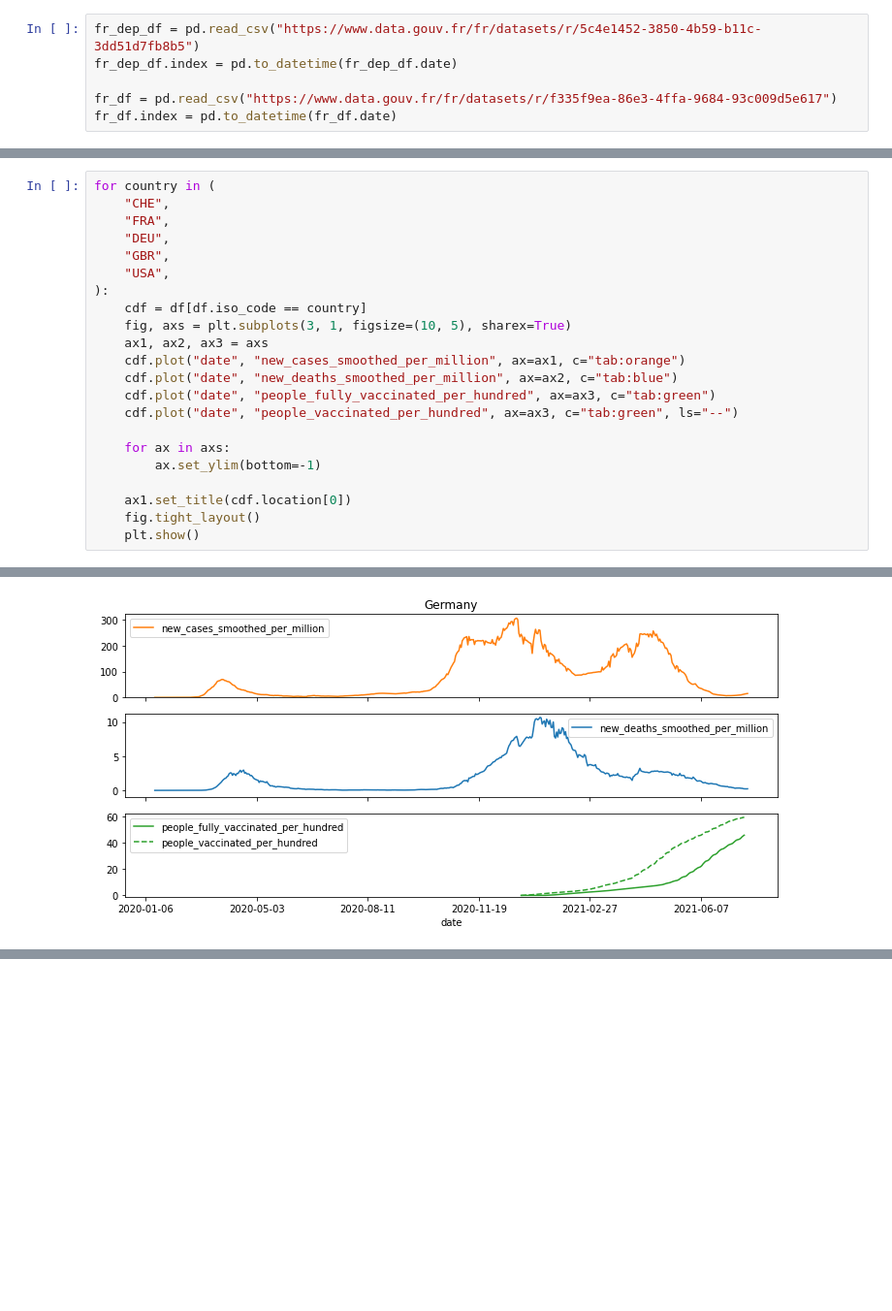
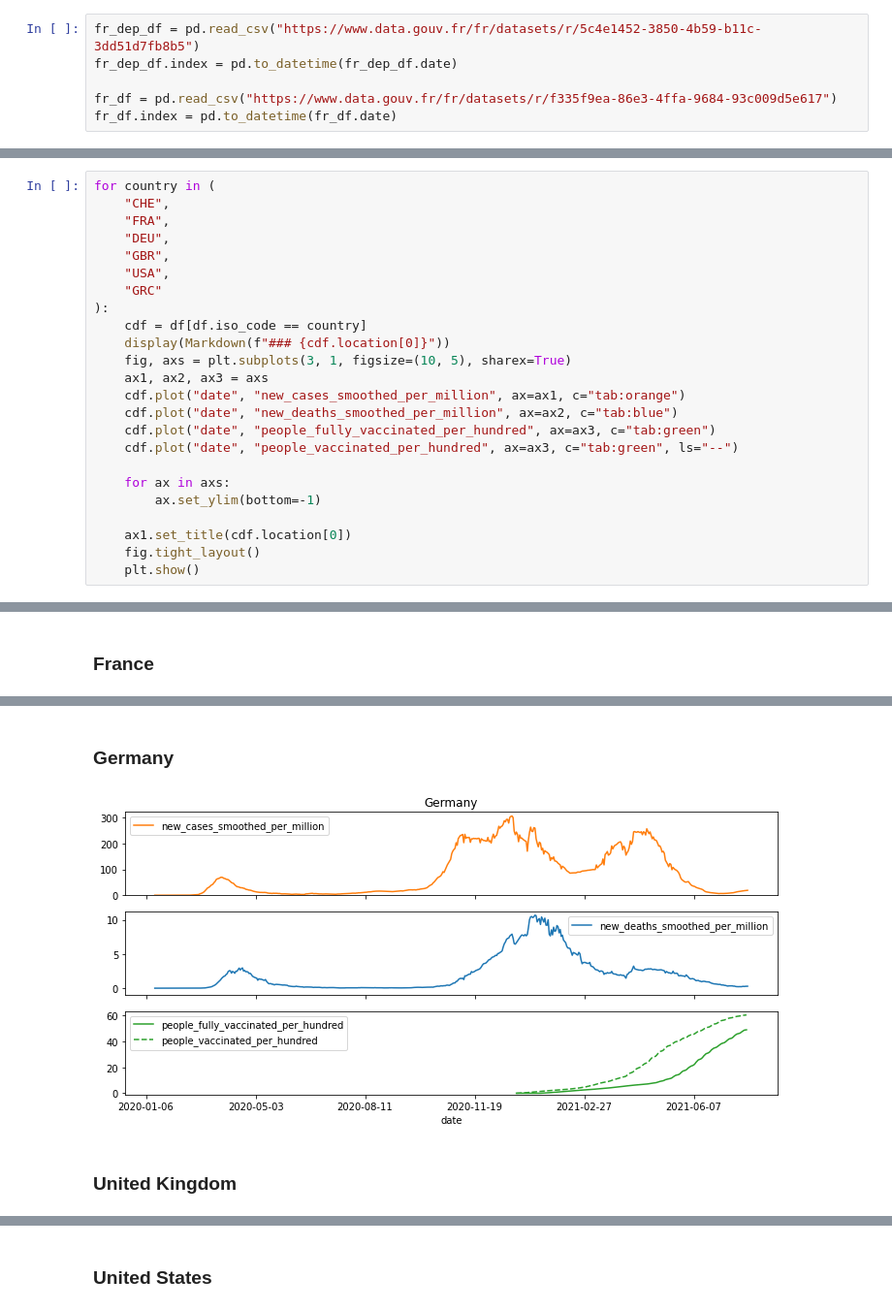
Before and after one commit to robertlangenberg/covid19, a Jupyter notebook: Covid.ipynb, the cells around one changed output, grey strips where cells are left out. Shown: that part at 97% size. Saved outputs shown, nothing was run; the diff lists cells and outputs as text; blank space fills up the shorter version.

```diff
--- a/Covid.ipynb
+++ b/Covid.ipynb
@@ -119,8 +111,10 @@ for country in (
     "DEU",
     "GBR",
     "USA",
+    "GRC"
 ):
     cdf = df[df.iso_code == country]
+    display(Markdown(f"### {cdf.location[0]}"))
     fig, axs = plt.subplots(3, 1, figsize=(10, 5), sharex=True)
     ax1, ax2, ax3 = axs
     cdf.plot("date", "new_cases_smoothed_per_million", ax=ax1, c="tab:orange")
@@ -138,0 +134 @@ for country in (
+### France
@@ -140 +136,3 @@ for country in (
+### Germany
-[figure, old version]
+[figure, new version]
+### United Kingdom
@@ -141,0 +140 @@ for country in (
+### United States
```
Also changed, not shown: parts of 15 cells of this notebook.
